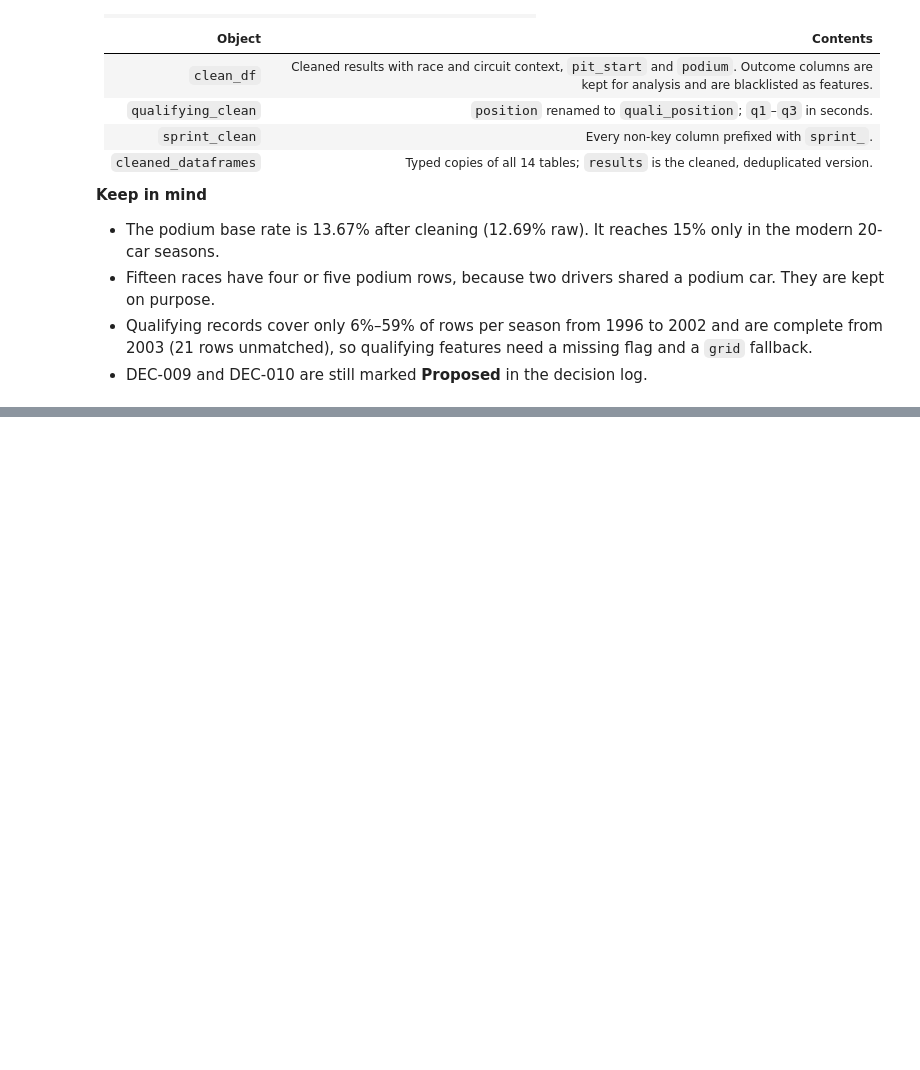
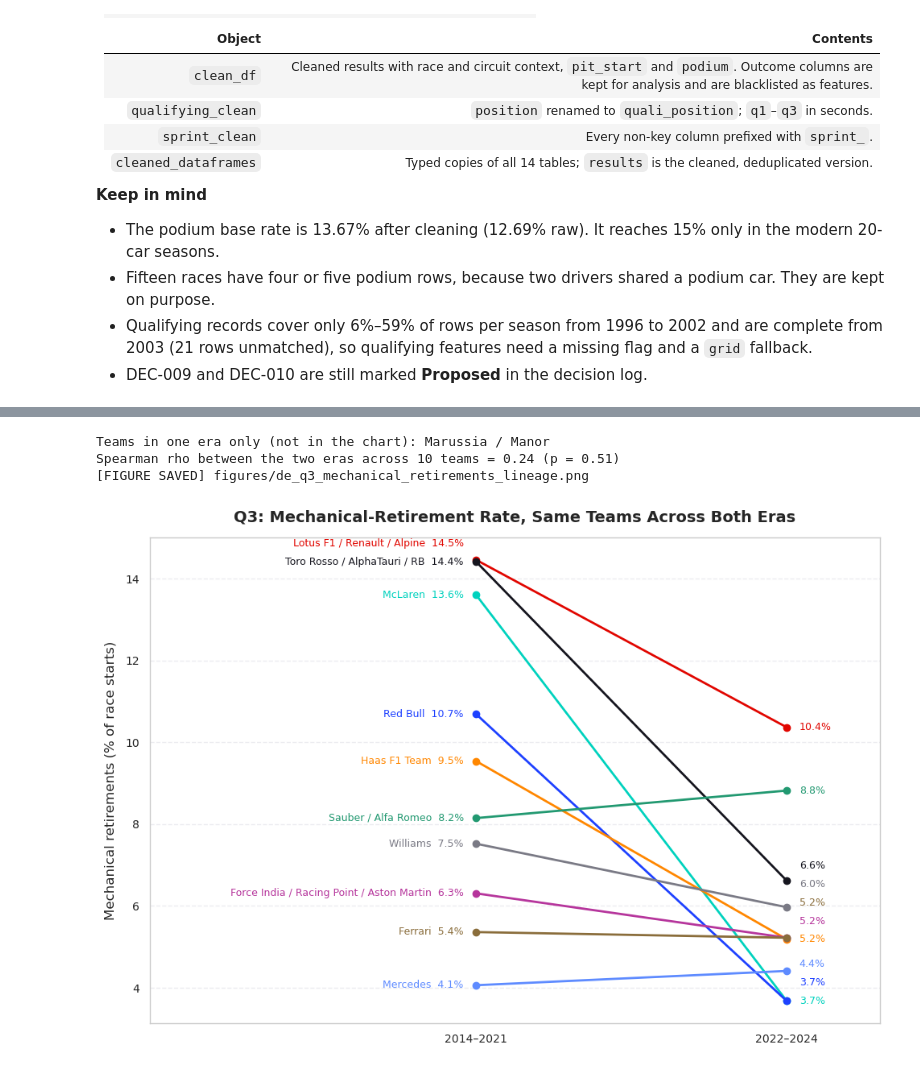
Before and after one commit to Abdel-RahmanIII/Formula-1, a Jupyter notebook: formula-1.ipynb, the cells around one changed output, grey strips where cells are left out. Drawn from its saved outputs; the diff is of its cells as text; code cells hidden in the pictures; blank space fills up the shorter version.

```diff
--- a/formula-1.ipynb
+++ b/formula-1.ipynb
@@ -1047,0 +1563,48 @@ print(f"[STEP 2 COMPLETE] clean_df is ready: {len(clean_df):,} rows x {clean_df.
+# %%
+# Task 11.4: the same teams across both eras, with renamed teams merged (DEC-014)
+CONSTRUCTOR_LINEAGE: Dict[str, str] = {
+    "Toro Rosso": "Toro Rosso / AlphaTauri / RB", "AlphaTauri": "Toro Rosso / AlphaTauri / RB", "RB F1 Team": "Toro Rosso / AlphaTauri / RB",
+    "Force India": "Force India / Racing Point / Aston Martin", "Racing Point": "Force India / Racing Point / Aston Martin",
+    "Aston Martin": "Force India / Racing Point / Aston Martin",
+    "Lotus F1": "Lotus F1 / Renault / Alpine", "Renault": "Lotus F1 / Renault / Alpine", "Alpine F1 Team": "Lotus F1 / Renault / Alpine",
+    "Sauber": "Sauber / Alfa Romeo", "Alfa Romeo": "Sauber / Alfa Romeo",
+    "Marussia": "Marussia / Manor", "Manor Marussia": "Marussia / Manor",
+}
+q3_df["team"] = q3_df["constructor"].replace(CONSTRUCTOR_LINEAGE)
+
+lineage_rates = rate_table(q3_df, ["era", "team"], "mechanical")
+lineage_wide = lineage_rates[lineage_rates["n"] >= MIN_CONSTRUCTOR_STARTS].pivot(index="team", columns="era", values=["n", "events", "rate"])
+only_one_era = lineage_wide[lineage_wide["rate"].isna().any(axis=1)].index.tolist()
+lineage_wide = lineage_wide.dropna()
+lineage_wide[("rate", "change")] = lineage_wide[("rate", "2022–2024")] - lineage_wide[("rate", "2014–2021")]
+lineage_wide = lineage_wide.sort_values(("rate", "2014–2021"), ascending=False)
+rho, p_value = stats.spearmanr(lineage_wide[("rate", "2014–2021")], lineage_wide[("rate", "2022–2024")])
+display(lineage_wide.round(2))
+print(f"Teams in one era only (not in the chart): {', '.join(only_one_era)}")
+print(f"Spearman rho between the two eras across {len(lineage_wide)} teams = {rho:.2f} (p = {p_value:.2f})")
+
+def spread_labels(values: pd.Series, min_gap: float) -> pd.Series:
+    """Move label heights apart so that no two sit closer than min_gap."""
+    heights: List[float] = []
+    ordered = values.sort_values()
+    for value in ordered:
+        heights.append(value if not heights else max(value, heights[-1] + min_gap))
+    return pd.Series(heights, index=ordered.index)
+
+
+left_y = spread_labels(lineage_wide[("rate", "2014–2021")], min_gap=0.45)
+right_y = spread_labels(lineage_wide[("rate", "2022–2024")], min_gap=0.45)
+slope_palette = [F1_PALETTE[c] for c in ["crimson", "dark", "teal", "blue", "orange", "green", "gray"]] + ["#B6359C", "#8A6D3B", "#5E8BFF"]
+fig, ax = plt.subplots(figsize=(10, 7))
+for (team, row), color in zip(lineage_wide["rate"].iterrows(), slope_palette):
+    ax.plot([0, 1], [row["2014–2021"], row["2022–2024"]], marker="o", color=color, linewidth=2)
+    ax.text(-0.04, left_y[team], f"{team}  {row['2014–2021']:.1f}%", ha="right", va="center", fontsize=9, color=color)
+    ax.text(1.04, right_y[team], f"{row['2022–2024']:.1f}%", ha="left", va="center", fontsize=9, color=color)
+ax.set_xticks([0, 1])
+ax.set_xticklabels(list(Q3_ERAS))
+ax.set(title="Q3: Mechanical-Retirement Rate, Same Teams Across Both Eras", ylabel="Mechanical retirements (% of race starts)",
+       xlim=(-1.05, 1.3))
+ax.grid(axis="x", visible=False)
+save_fig("de_q3_mechanical_retirements_lineage")
+plt.show()
+# %% [output]
@@ -1047,0 +1624,4 @@ print(f"[STEP 2 COMPLETE] clean_df is ready: {len(clean_df):,} rows x {clean_df.
+Teams in one era only (not in the chart): Marussia / Manor
+Spearman rho between the two eras across 10 teams = 0.24 (p = 0.51)
+[FIGURE SAVED] figures/de_q3_mechanical_retirements_lineage.png
+[figure, added]
```
Also changed, not shown: parts of 21 cells of this notebook, 7 other files.
